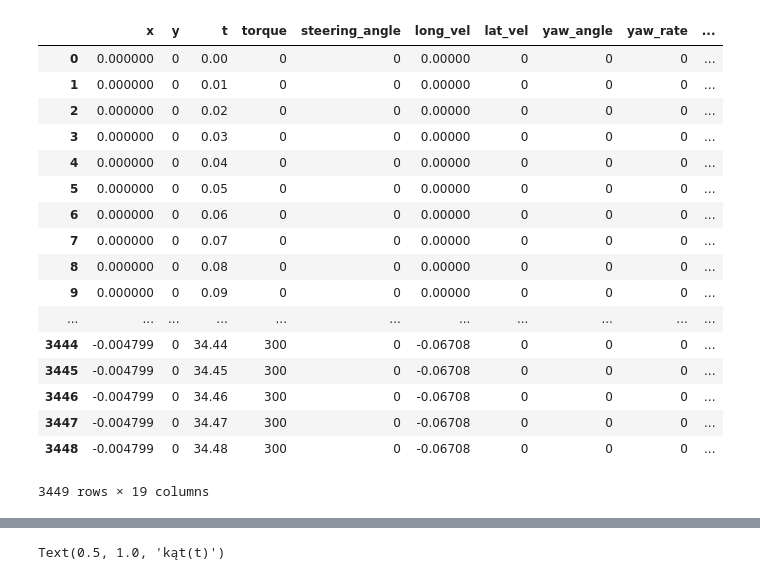
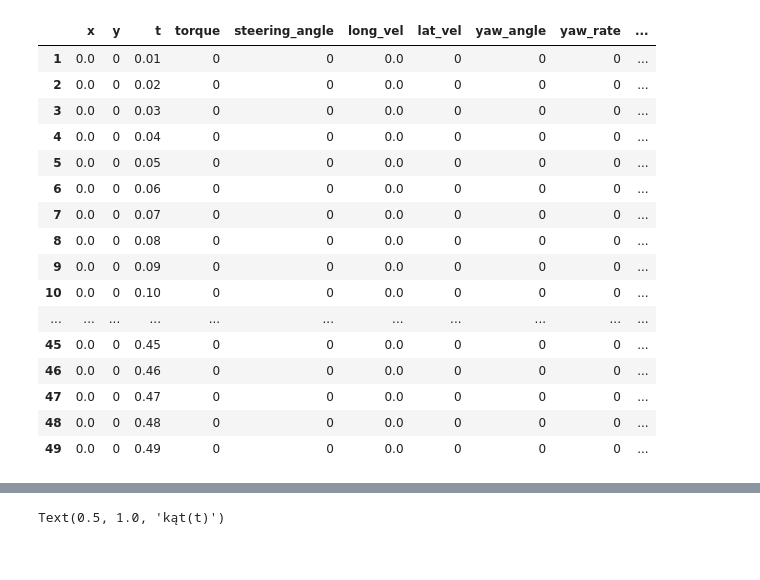
Before and after one commit to AvaRat/dynamic-model-car-simulator, a Jupyter notebook: simulator_visualization.ipynb, the cells around one changed output, grey strips where cells are left out. Cells and saved outputs as stored; diff of their text form; code cells hidden in the pictures.

```diff
--- a/simulator_visualization.ipynb
+++ b/simulator_visualization.ipynb
@@ -1,45 +1,44 @@
 # %%
 import pandas as pd
 import numpy as np
 import matplotlib.pyplot as plt
 import matplotlib.gridspec as gridspec
 
 data_raw = pd.read_csv('data.csv')
 durations = []
 dT = 0.01  # it will be  changed
 
-with open('/home/marcel/catkin_ws/src/dynamic-model-car-simulator/params.txt') as file:
+with open('/home/marcel/ros_ws/catkin_ws/src/dynamic-model-car-simulator/params.txt') as file:
     l = file.readline()
     file.readline()
     dT = float((l.split(' '))[1])
 
 
 data = pd.DataFrame(data=data_raw)
 interest_a = 190
 interest_b = 210
 d = data[interest_a:interest_b] #19 30
 
 n = 1   # granularity
-data
+data[1:50]
 # %% [output]
 |  | x | y | t | torque | steering_angle | long_vel | lat_vel | yaw_angle | yaw_rate | ... |
-| 0 | 0.000000 | 0 | 0.00 | 0 | 0 | 0.00000 | 0 | 0 | 0 | ... |
-| 1 | 0.000000 | 0 | 0.01 | 0 | 0 | 0.00000 | 0 | 0 | 0 | ... |
-| 2 | 0.000000 | 0 | 0.02 | 0 | 0 | 0.00000 | 0 | 0 | 0 | ... |
-| 3 | 0.000000 | 0 | 0.03 | 0 | 0 | 0.00000 | 0 | 0 | 0 | ... |
-| 4 | 0.000000 | 0 | 0.04 | 0 | 0 | 0.00000 | 0 | 0 | 0 | ... |
-| 5 | 0.000000 | 0 | 0.05 | 0 | 0 | 0.00000 | 0 | 0 | 0 | ... |
-| 6 | 0.000000 | 0 | 0.06 | 0 | 0 | 0.00000 | 0 | 0 | 0 | ... |
-| 7 | 0.000000 | 0 | 0.07 | 0 | 0 | 0.00000 | 0 | 0 | 0 | ... |
-| 8 | 0.000000 | 0 | 0.08 | 0 | 0 | 0.00000 | 0 | 0 | 0 | ... |
-| 9 | 0.000000 | 0 | 0.09 | 0 | 0 | 0.00000 | 0 | 0 | 0 | ... |
+| 1 | 0.0 | 0 | 0.01 | 0 | 0 | 0.0 | 0 | 0 | 0 | ... |
+| 2 | 0.0 | 0 | 0.02 | 0 | 0 | 0.0 | 0 | 0 | 0 | ... |
+| 3 | 0.0 | 0 | 0.03 | 0 | 0 | 0.0 | 0 | 0 | 0 | ... |
+| 4 | 0.0 | 0 | 0.04 | 0 | 0 | 0.0 | 0 | 0 | 0 | ... |
+| 5 | 0.0 | 0 | 0.05 | 0 | 0 | 0.0 | 0 | 0 | 0 | ... |
+| 6 | 0.0 | 0 | 0.06 | 0 | 0 | 0.0 | 0 | 0 | 0 | ... |
+| 7 | 0.0 | 0 | 0.07 | 0 | 0 | 0.0 | 0 | 0 | 0 | ... |
+| 8 | 0.0 | 0 | 0.08 | 0 | 0 | 0.0 | 0 | 0 | 0 | ... |
+| 9 | 0.0 | 0 | 0.09 | 0 | 0 | 0.0 | 0 | 0 | 0 | ... |
+| 10 | 0.0 | 0 | 0.10 | 0 | 0 | 0.0 | 0 | 0 | 0 | ... |
 | ... | ... | ... | ... | ... | ... | ... | ... | ... | ... | ... |
-| 3444 | -0.004799 | 0 | 34.44 | 300 | 0 | -0.06708 | 0 | 0 | 0 | ... |
-| 3445 | -0.004799 | 0 | 34.45 | 300 | 0 | -0.06708 | 0 | 0 | 0 | ... |
-| 3446 | -0.004799 | 0 | 34.46 | 300 | 0 | -0.06708 | 0 | 0 | 0 | ... |
-| 3447 | -0.004799 | 0 | 34.47 | 300 | 0 | -0.06708 | 0 | 0 | 0 | ... |
-| 3448 | -0.004799 | 0 | 34.48 | 300 | 0 | -0.06708 | 0 | 0 | 0 | ... |
+| 45 | 0.0 | 0 | 0.45 | 0 | 0 | 0.0 | 0 | 0 | 0 | ... |
+| 46 | 0.0 | 0 | 0.46 | 0 | 0 | 0.0 | 0 | 0 | 0 | ... |
+| 47 | 0.0 | 0 | 0.47 | 0 | 0 | 0.0 | 0 | 0 | 0 | ... |
+| 48 | 0.0 | 0 | 0.48 | 0 | 0 | 0.0 | 0 | 0 | 0 | ... |
+| 49 | 0.0 | 0 | 0.49 | 0 | 0 | 0.0 | 0 | 0 | 0 | ... |
-3449 rows × 19 columns
 # %%
 #change_1 = int(angle_ch_t_1/dT)
 #change_2 = int(angle_ch_t_2/dT)
```
Also changed, not shown: parts of 8 cells of this notebook, 4 other files.
